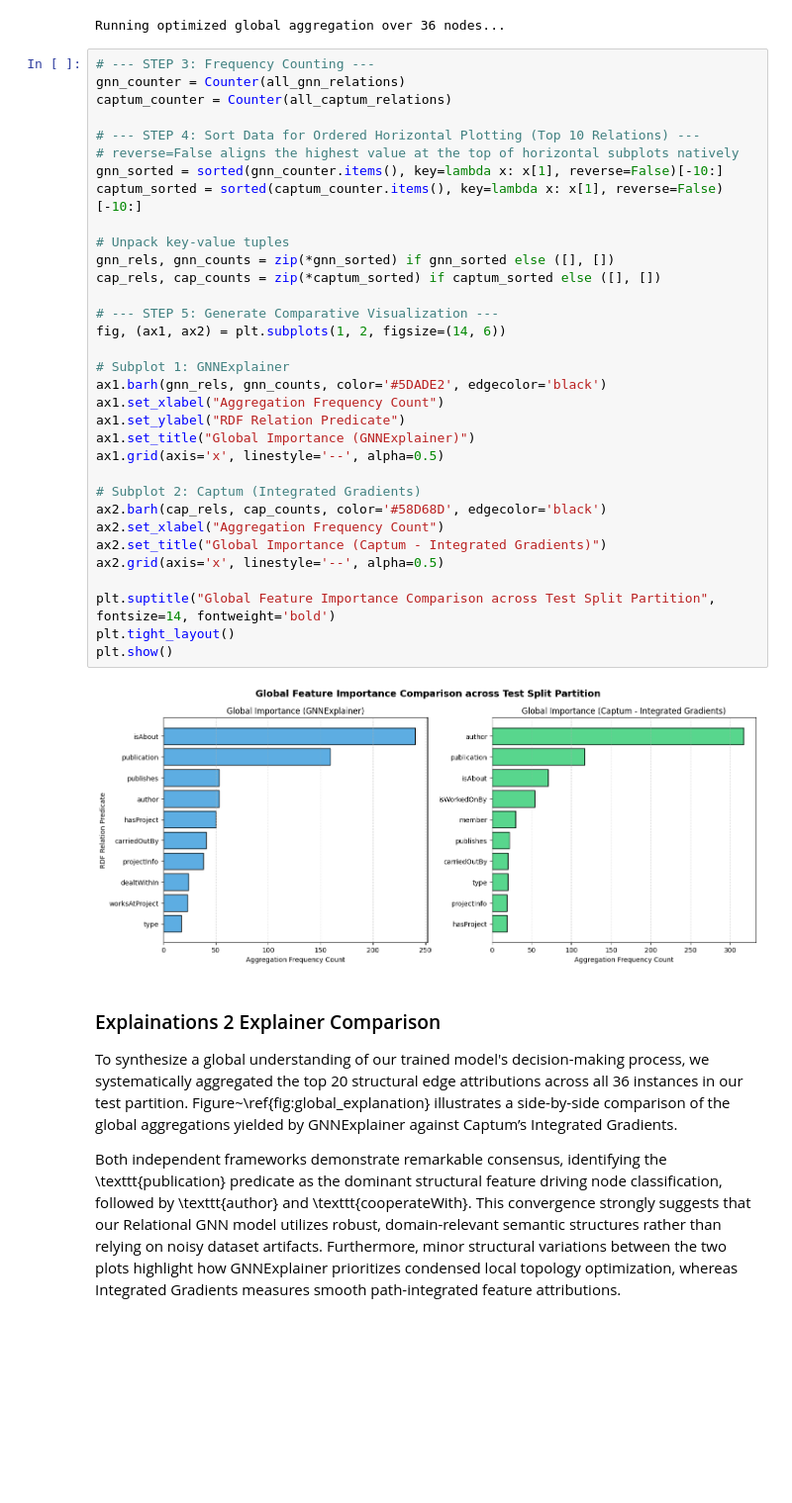
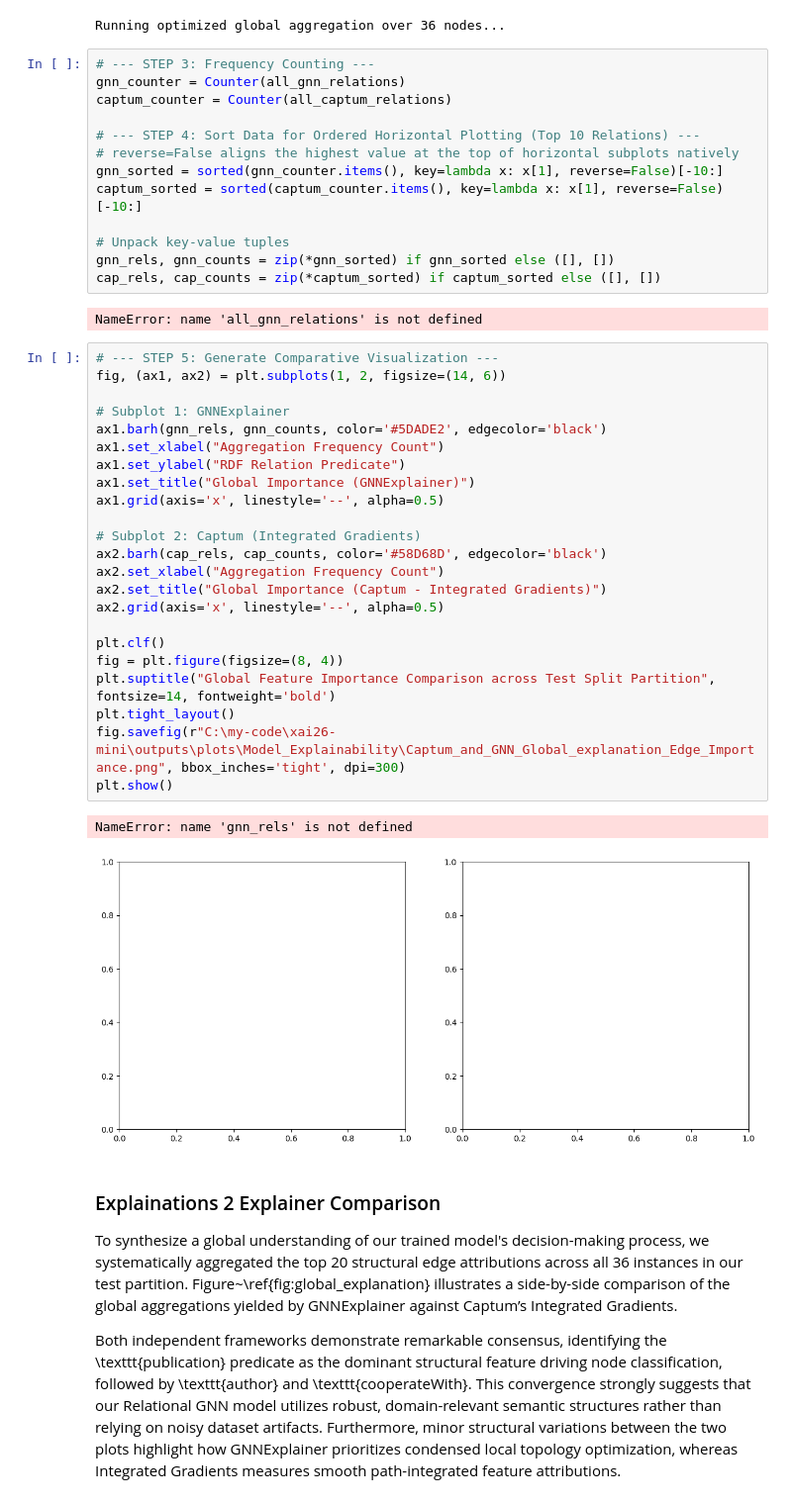
Before and after one commit to ZalakChauhan123/xai26-mini, a Jupyter notebook: notebooks/5__Explainability_Captus.ipynb, the cells around one changed output. Shown at 99% size. Drawn from its saved outputs; the diff is of its cells as text; blank space fills up the shorter version.

Commit message:
Changes in Captum Explainability Code

```diff
--- a/notebooks/5__Explainability_Captus.ipynb
+++ b/notebooks/5__Explainability_Captus.ipynb
@@ -152,28 +156,34 @@ captum_sorted = sorted(captum_counter.items(), key=lambda x: x[1], reverse=False
 # Unpack key-value tuples
 gnn_rels, gnn_counts = zip(*gnn_sorted) if gnn_sorted else ([], [])
 cap_rels, cap_counts = zip(*captum_sorted) if captum_sorted else ([], [])
-
-# --- STEP 5: Generate Comparative Visualization ---
-fig, (ax1, ax2) = plt.subplots(1, 2, figsize=(14, 6))
-
-# Subplot 1: GNNExplainer
-ax1.barh(gnn_rels, gnn_counts, color='#5DADE2', edgecolor='black')
-ax1.set_xlabel("Aggregation Frequency Count")
-ax1.set_ylabel("RDF Relation Predicate")
-ax1.set_title("Global Importance (GNNExplainer)")
-ax1.grid(axis='x', linestyle='--', alpha=0.5)
-
-# Subplot 2: Captum (Integrated Gradients)
-ax2.barh(cap_rels, cap_counts, color='#58D68D', edgecolor='black')
-ax2.set_xlabel("Aggregation Frequency Count")
-ax2.set_title("Global Importance (Captum - Integrated Gradients)")
-ax2.grid(axis='x', linestyle='--', alpha=0.5)
-
-plt.suptitle("Global Feature Importance Comparison across Test Split Partition", fontsize=14, fontweight='bold')
-plt.tight_layout()
-plt.show()
 # %% [output]
-[figure, removed]
+NameError: name 'all_gnn_relations' is not defined
+# %%
+# --- STEP 5: Generate Comparative Visualization ---
+fig, (ax1, ax2) = plt.subplots(1, 2, figsize=(14, 6))
+
+# Subplot 1: GNNExplainer
+ax1.barh(gnn_rels, gnn_counts, color='#5DADE2', edgecolor='black')
+ax1.set_xlabel("Aggregation Frequency Count")
+ax1.set_ylabel("RDF Relation Predicate")
+ax1.set_title("Global Importance (GNNExplainer)")
+ax1.grid(axis='x', linestyle='--', alpha=0.5)
+
+# Subplot 2: Captum (Integrated Gradients)
+ax2.barh(cap_rels, cap_counts, color='#58D68D', edgecolor='black')
+ax2.set_xlabel("Aggregation Frequency Count")
+ax2.set_title("Global Importance (Captum - Integrated Gradients)")
+ax2.grid(axis='x', linestyle='--', alpha=0.5)
+
+plt.clf()
+fig = plt.figure(figsize=(8, 4))
+plt.suptitle("Global Feature Importance Comparison across Test Split Partition", fontsize=14, fontweight='bold')
+plt.tight_layout()
+fig.savefig(r"C:\my-code\xai26-mini\outputs\plots\Model_Explainability\Captum_and_GNN_Global_explanation_Edge_Importance.png", bbox_inches='tight', dpi=300)
+plt.show()
+# %% [output]
+NameError: name 'gnn_rels' is not defined
+[figure, added]
 # %% [markdown]
 ### Explainations 2 Explainer Comparison
 
```
Also changed, not shown: parts of 1 cell of this notebook.
